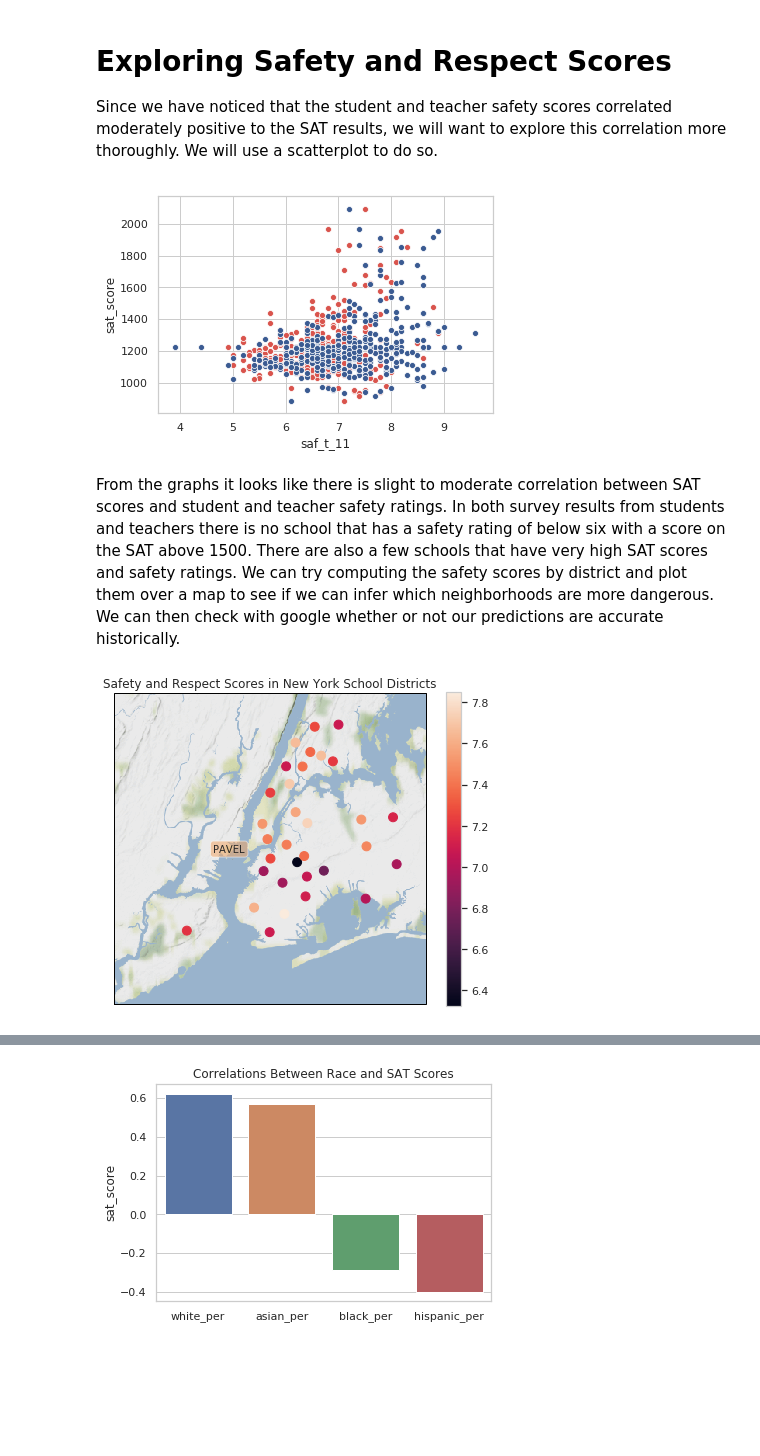
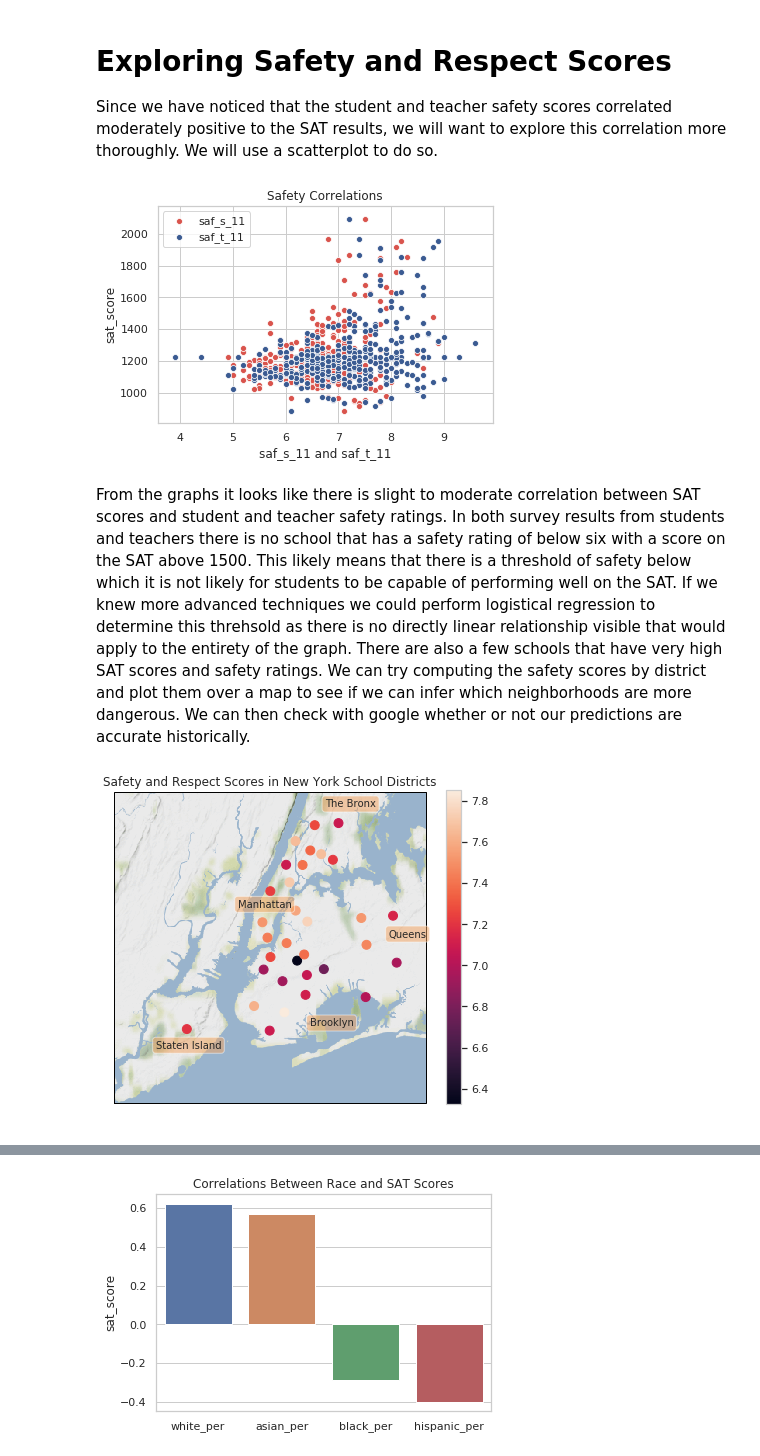
Before and after one commit to pgladkevich/dataquest-projects, a Jupyter notebook: Analyzing NYC High School Data.ipynb, the cells around one changed output, grey strips where cells are left out. Saved outputs shown, nothing was run; the diff lists cells and outputs as text; code cells hidden in the pictures; blank space fills up the shorter version.

Commit message:
Update NYC guided project

```diff
--- a/Analyzing NYC High School Data.ipynb
+++ b/Analyzing NYC High School Data.ipynb
@@ -41,7 +41,7 @@ data = {}
 # Iterate through the list of datasets
 for f in data_files:
     # Read each dataset into a dataframe
-    d = pd.read_csv("/Users/pgladkevich/Desktop/coding/projects/datasets/Guided Project_ Analyzing NYC High School Data/{0}".format(f))
+    d = pd.read_csv("/Users/pgladkevich/Desktop/coding/projects/datasets/Analyzing_NYC_High_School_Data/{0}".format(f))
     # Store it as a key-value pair
     data[f.replace(".csv", "")] = d
 # %% [markdown]
@@ -50,9 +50,9 @@ We can do the same for the csv's that contain survey data and then combine it in
 ![image.png](attachment:image.png)
 # %%
 # The files are tab delimited and encoded with Windows-1252
-all_survey = pd.read_csv("/Users/pgladkevich/Desktop/coding/projects/datasets/Guided Project_ Analyzing NYC High School Data/survey_all.txt",
+all_survey = pd.read_csv("/Users/pgladkevich/Desktop/coding/projects/datasets/Analyzing_NYC_High_School_Data/survey_all.txt",
                          delimiter="\t", encoding='windows-1252')
-d75_survey = pd.read_csv("/Users/pgladkevich/Desktop/coding/projects/datasets/Guided Project_ Analyzing NYC High School Data/survey_d75.txt",
+d75_survey = pd.read_csv("/Users/pgladkevich/Desktop/coding/projects/datasets/Analyzing_NYC_High_School_Data/survey_d75.txt",
                          delimiter="\t", encoding='windows-1252')
 
 # Combine the two surveys across the rows, so that d75_survey is appended below all_survey
@@ -299,7 +306,13 @@ Interestingly there are morderately positive correlations between N_s, N_t, N_p
 
 Since we have noticed that the student and teacher safety scores correlated moderately positive to the SAT results, we will want to explore this correlation more thoroughly. We will use a scatterplot to do so.
 # %%
+# Create two scatterplots overlayed on top of eachother that are the student and teacher safety scores
 ax = sns.scatterplot(x="saf_s_11", y = "sat_score", color= sns.xkcd_rgb["pale red"], data=combined)
 ax = sns.scatterplot(x="saf_t_11", y = "sat_score", color= sns.xkcd_rgb["denim blue"], data=combined)
+
+# Set the xlabel so that it isn't incorrectly marked as only saf_t_11
+_= ax.set_xlabel("saf_s_11 and saf_t_11")
+_= ax.legend(['saf_s_11','saf_t_11'])
+_= plt.title("Safety Correlations")
 # %% [output]
-[figure, old version]
+[figure, new version]
@@ -312,40 +319,52 @@ smeans=school_district_means.loc[:,"saf_tot_11"]
 # %% [markdown]
-From the graphs it looks like there is slight to moderate correlation between SAT scores and student and teacher safety ratings. In both survey results from students and teachers there is no school that has a safety rating of below six with a score on the SAT above 1500. There are also a few schools that have very high SAT scores and safety ratings. We can try computing the safety scores by district and plot them over a map to see if we can infer which neighborhoods are more dangerous. We can then check with google whether or not our predictions are accurate historically.
+From the graphs it looks like there is slight to moderate correlation between SAT scores and student and teacher safety ratings. In both survey results from students and teachers there is no school that has a safety rating of below six with a score on the SAT above 1500. This likely means that there is a threshold of safety below which it is not likely for students to be capable of performing well on the SAT. If we knew more advanced techniques we could perform logistical regression to determine this threhsold as there is no directly linear relationship visible that would apply to the entirety of the graph. There are also a few schools that have very high SAT scores and safety ratings. We can try computing the safety scores by district and plot them over a map to see if we can infer which neighborhoods are more dangerous. We can then check with google whether or not our predictions are accurate historically.
 # %%
+# Import the necessarry packages
 import cartopy.crs as ccrs
 import matplotlib.pyplot as plt
 import statistics as stats
 
-# Create a Stamen terrain background instance.
+# Create a groupby object that calculates the means of all columns grouped by the 32 school districts
+school_district_means = combined.groupby(["school_dist"]).agg(np.mean).reset_index()
+
+# Create two lists storing the latitude and longitude coordinates of the 32 school districts
+slat=school_district_means.loc[:,"lat"]
+slon=school_district_means.loc[:,"lon"]
+# Create a series object storing the school district mean safety scores
+smeans=school_district_means.loc[:,"saf_tot_11"]
+
+# Create a Stamen terrain background instance
 stamen_terrain = cimgt.Stamen('terrain-background')
 
+# Create the matplotlib figure object
 fig = plt.figure(figsize=(7,7))
 
 # Create a GeoAxes in the tile's projection.
 ax = fig.add_subplot(1, 1, 1, projection=stamen_terrain.crs)
 
-# Limit the extent of the map to a small longitude/latitude range.
+# Limit the extent of the map to a small longitude/latitude range
 ax.set_extent([-74.255735, -73.700272, 40.496044, 40.915256], crs=ccrs.Geodetic())
 
-# Add the Stamen data at zoom level 10-.
+# Add the Stamen data at zoom level 10 to have significant resolution
 ax.add_image(stamen_terrain, 10)
 
-# Use the cartopy interface to create a matplotlib transform object
-    # for the Geodetic coordinate system. We will use this along with
-    # matplotlib's offset_copy function to define a coordinate system which
-    # translates the text by 25 pixels to the left.
-geodetic_transform = ccrs.Geodetic()._as_mpl_transform(ax)
-text_transform = offset_copy(geodetic_transform, units='dots', x=-25)
-
-    # Add text
-ax.text(stats.mean([-74.255735,-73.700272]), stats.mean([40.496044, 40.915256]), u'PAVEL',
-        verticalalignment='center', horizontalalignment='right',
+# Create a dictionary which we will iterate though to plot Borough labels
+Boroughs = {"Brooklyn" : [-73.99,40.595],
+            "Queens": [-73.86,40.715],
+            "Manhattan" : [-74.1,40.755],
+            "Staten Island" : [-74.225,40.565],
+            "The Bronx" : [-73.95,40.89]
+           }
+# Iterate through the key value pairs and create labels for the Boroughs via ax.text objects
+for key in Boroughs.keys():
+    ax.text(Boroughs[key][0],Boroughs[key][1],key,verticalalignment='center', horizontalalignment='right',
         transform=text_transform,
         bbox=dict(facecolor='sandybrown', alpha=0.5, boxstyle='round'))
 
+# Plot the scatterplot of Safety Scores along with a bar showing the levels
 plt.scatter(slon, slat, s=80, c=smeans,transform=ccrs.Geodetic())
 plt.colorbar(shrink=.825)
 plt.title("Safety and Respect Scores in New York School Districts")
 plt.show()
 # %% [output]
-[figure, old version]
+[figure, new version]
```
Also changed, not shown: parts of 32 cells of this notebook.
